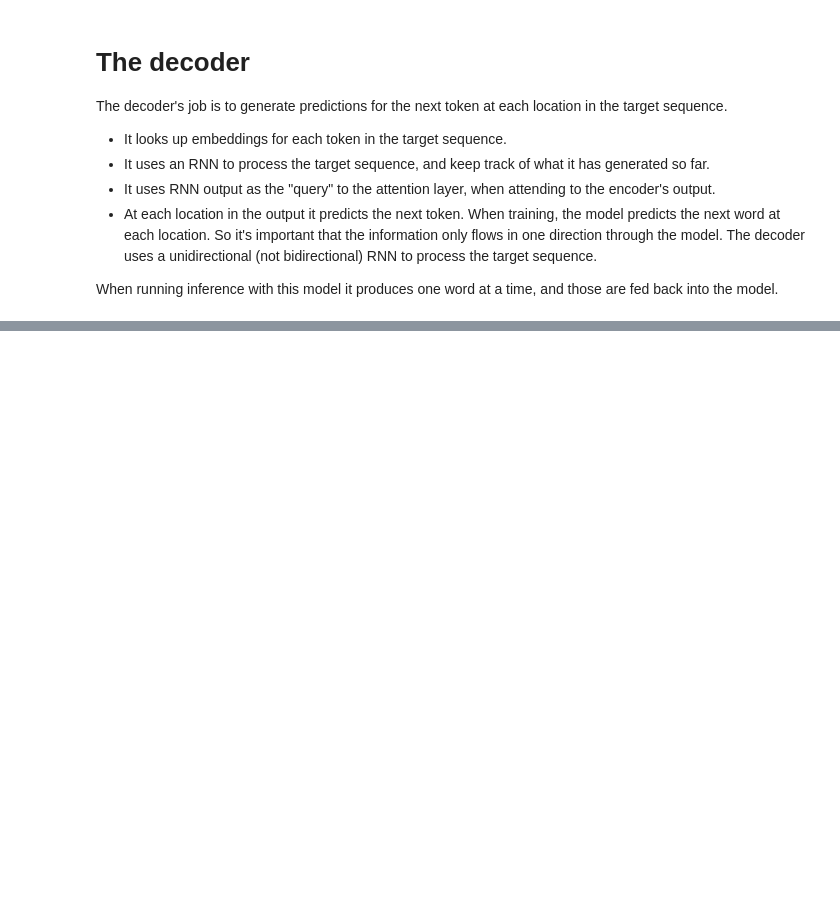
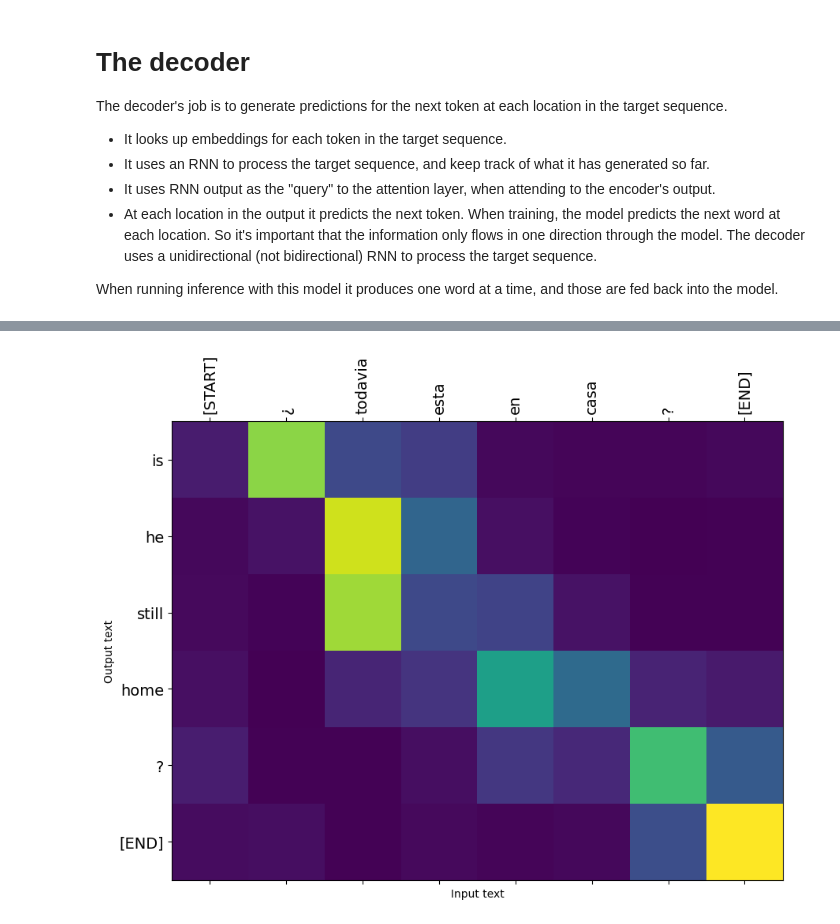
Before and after one commit to AndLydakis/NLPCourses, a Jupyter notebook: NLP_TransformerModels/attentions/seq2seq.ipynb, the cells around one changed output, grey strips where cells are left out. Saved outputs shown, nothing was run; the diff lists cells and outputs as text; code cells hidden in the pictures; blank space fills up the shorter version.

```diff
--- a/NLP_TransformerModels/attentions/seq2seq.ipynb
+++ b/NLP_TransformerModels/attentions/seq2seq.ipynb
@@ -463,0 +622,34 @@ class Decoder(tf.keras.layers.Layer):
+# %%
+import matplotlib
+def plot_attention(model, text, **kwargs):
+  assert isinstance(text, str)
+  output = model.translate([text], **kwargs)
+  output = output[0].numpy().decode()
+
+  attention = model.last_attention_weights[0]
+
+  context = tf_lower_and_split_punct(text)
+  context = context.numpy().decode().split()
+
+  output = tf_lower_and_split_punct(output)
+  output = output.numpy().decode().split()[1:]
+
+  fig = plt.figure(figsize=(10, 10))
+  ax = fig.add_subplot(1, 1, 1)
+
+  ax.matshow(attention, cmap='viridis', vmin=0.0)
+
+  fontdict = {'fontsize': 14}
+
+  ax.set_xticklabels([''] + context, fontdict=fontdict, rotation=90)
+  ax.set_yticklabels([''] + output, fontdict=fontdict)
+
+  ax.xaxis.set_major_locator(matplotlib.ticker.MultipleLocator(1))
+  ax.yaxis.set_major_locator(matplotlib.ticker.MultipleLocator(1))
+
+  ax.set_xlabel('Input text')
+  ax.set_ylabel('Output text')
+# %%
+plot_attention(model, '¿Todavía está en casa?')
+# %% [output]
+[figure, added]
```
Also changed, not shown: parts of 16 cells of this notebook, 1 other file.
